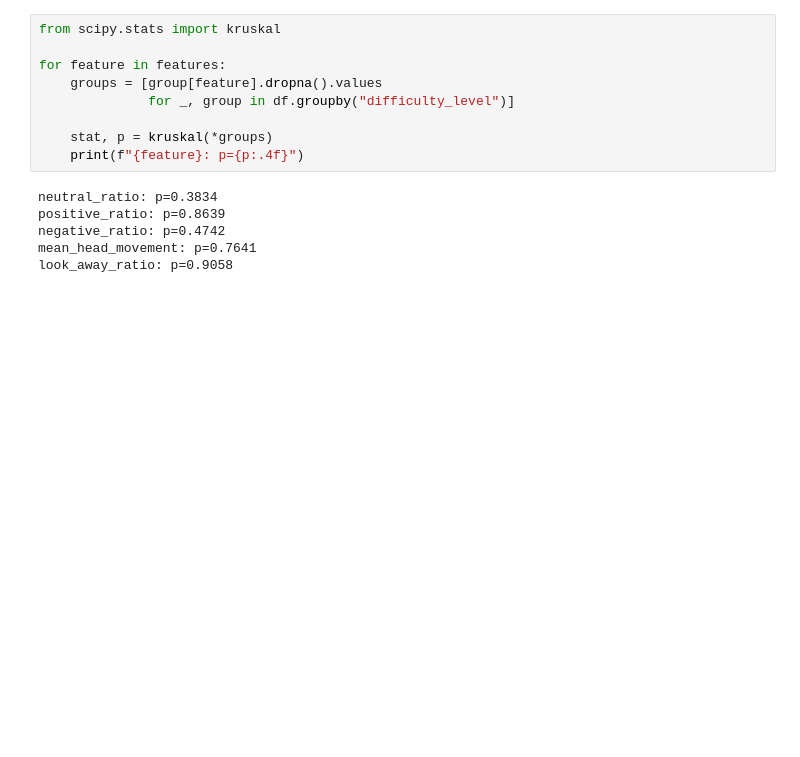
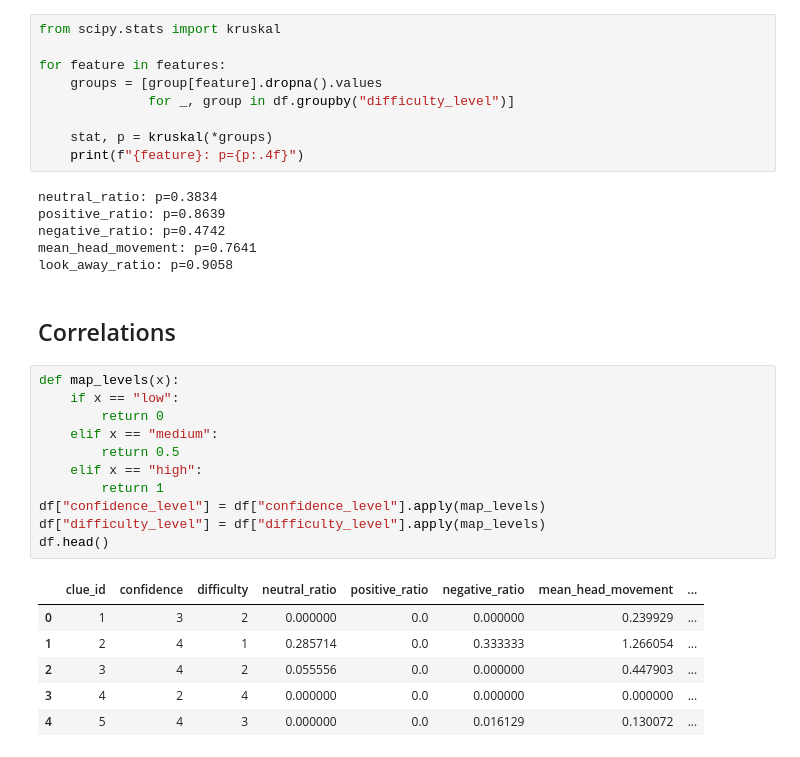
Before and after one commit to clarafayyad/beyond-speech-hri, a Jupyter notebook: multimodal_perception/eda/video_eda.ipynb, the cells around one changed output. Drawn from its saved outputs; the diff is of its cells as text; blank space fills up the shorter version.

```diff
--- a/multimodal_perception/eda/video_eda.ipynb
+++ b/multimodal_perception/eda/video_eda.ipynb
@@ -87,3 +87,23 @@ positive_ratio: p=0.8639
 negative_ratio: p=0.4742
 mean_head_movement: p=0.7641
 look_away_ratio: p=0.9058
+# %% [markdown]
+## Correlations
+# %%
+def map_levels(x):
+    if x == "low":
+        return 0
+    elif x == "medium":
+        return 0.5
+    elif x == "high":
+        return 1
+df["confidence_level"] = df["confidence_level"].apply(map_levels)
+df["difficulty_level"] = df["difficulty_level"].apply(map_levels)
+df.head()
+# %% [output]
+|  | clue_id | confidence | difficulty | neutral_ratio | positive_ratio | negative_ratio | mean_head_movement | ... |
+| 0 | 1 | 3 | 2 | 0.000000 | 0.0 | 0.000000 | 0.239929 | ... |
+| 1 | 2 | 4 | 1 | 0.285714 | 0.0 | 0.333333 | 1.266054 | ... |
+| 2 | 3 | 4 | 2 | 0.055556 | 0.0 | 0.000000 | 0.447903 | ... |
+| 3 | 4 | 2 | 4 | 0.000000 | 0.0 | 0.000000 | 0.000000 | ... |
+| 4 | 5 | 4 | 3 | 0.000000 | 0.0 | 0.016129 | 0.130072 | ... |
```
Also changed, not shown: parts of 2 cells of this notebook, 2 other files.
